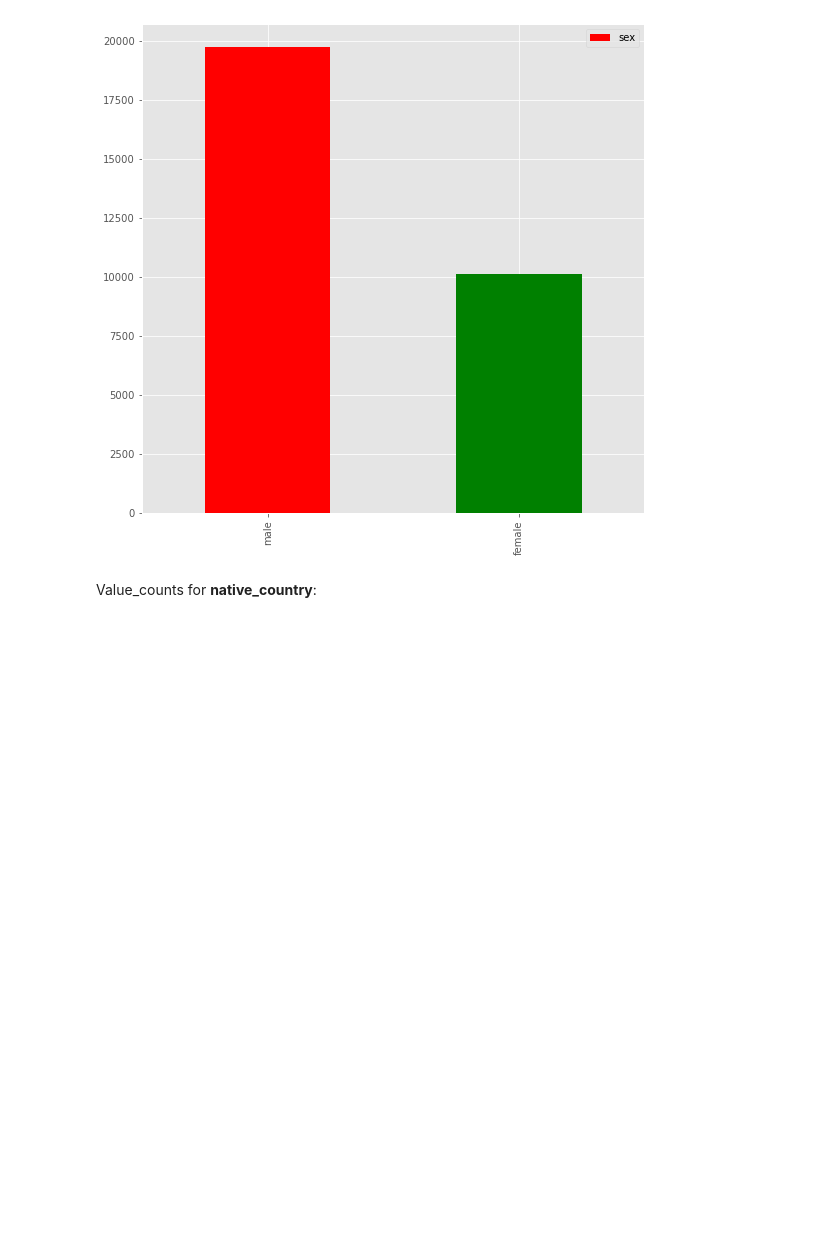
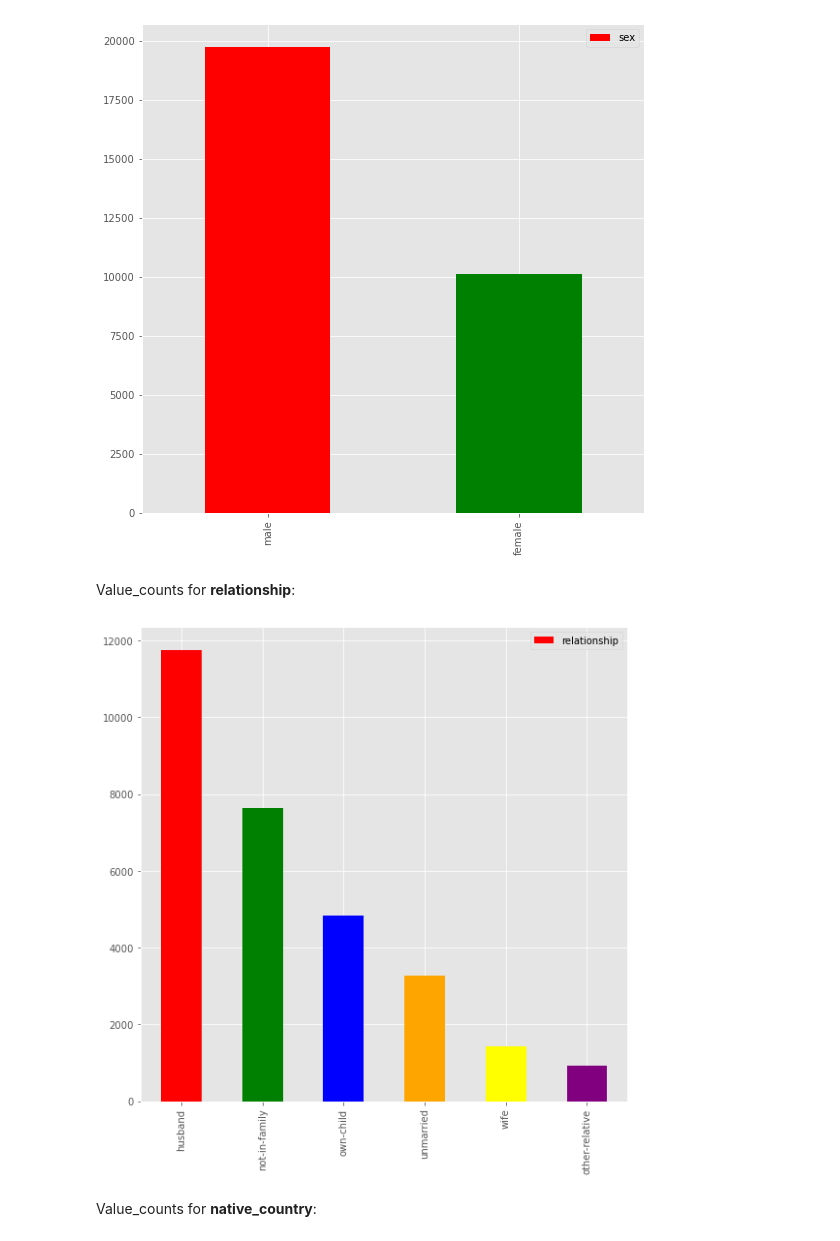
Before and after one commit to LuxAeterna311/DS-researches, a Jupyter notebook: adult-census-income-eda-ml.ipynb, the cells around one changed output. Saved outputs shown, nothing was run; the diff lists cells and outputs as text; code cells hidden in the pictures; blank space fills up the shorter version.

```diff
--- a/adult-census-income-eda-ml.ipynb
+++ b/adult-census-income-eda-ml.ipynb
@@ -305,6 +305,14 @@ df["sex"].value_counts().plot.bar(color = colors, legend = True);
 plt.legend();
 # %% [output]
 [figure]
+# %% [markdown]
+Value_counts for **relationship**:
+# %%
+colors = ["red", "green", "blue", "orange", "yellow", "purple"]
+df["relationship"].value_counts().plot.bar(color = colors, legend = True);
+plt.legend();
+# %% [output]
+[figure, added]
 # %% [markdown]
 Value_counts for **native_country**:
 # %%
```
Also changed, not shown: parts of 56 cells of this notebook.
